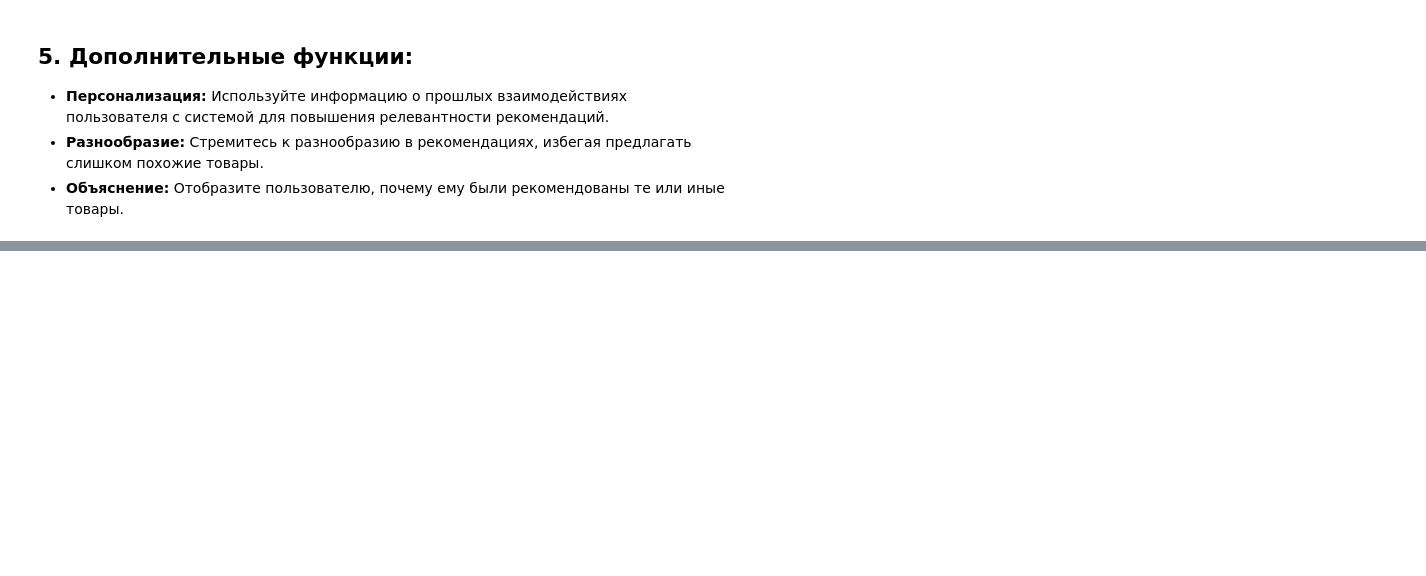
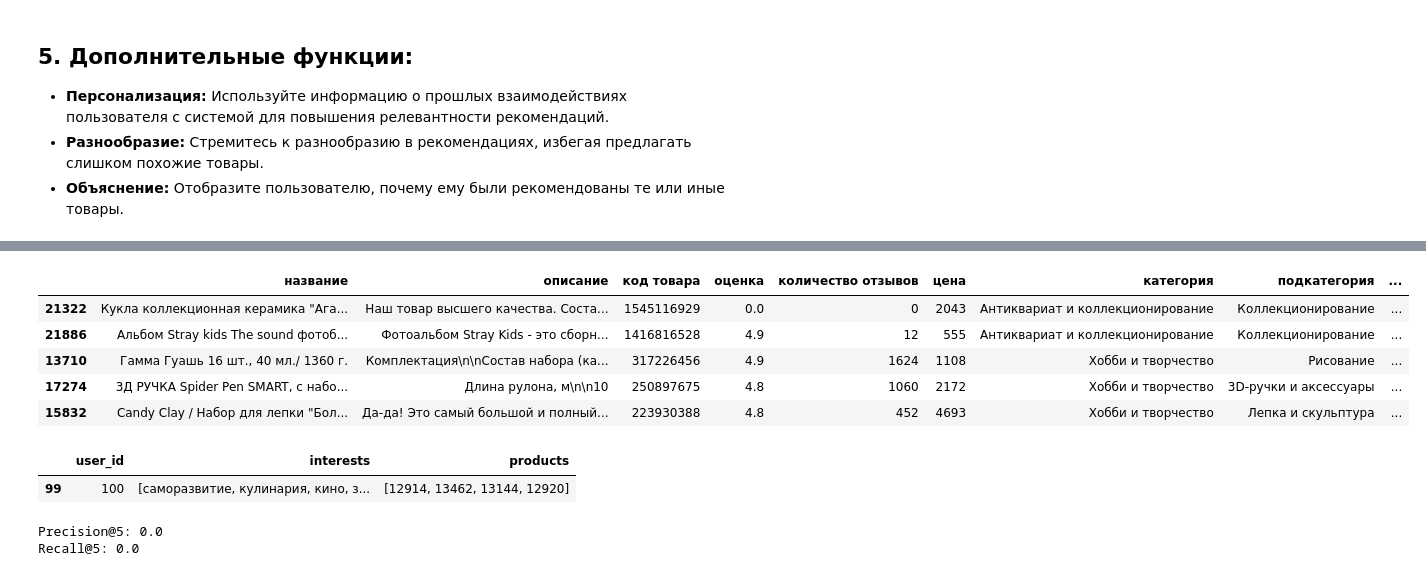
Before and after one commit to tutsilianna/Gift_Recommendation_System, a Jupyter notebook: Gift_Recommendation_System.ipynb, the cells around one changed output, grey strips where cells are left out. Saved outputs shown, nothing was run; the diff lists cells and outputs as text; code cells hidden in the pictures; blank space fills up the shorter version.

```diff
--- a/Gift_Recommendation_System.ipynb
+++ b/Gift_Recommendation_System.ipynb
@@ -438,12 +402,3 @@ interests_codes_code  = {keys[i]: i+1  for i in range(len(keys))}
 настольные игры [308505347, 296999995, 262735473, 230379559, 821481787, 1020112661, 169890630, 161834688, 1536898615, 180561319, 151866023, 1536899576, 140037972, 161855043, 173623538, 138211317, 2758 ...
 азартные игры [1424505594, 1154601648, 816781067, 992869744, 1211264356, 807839189, 598275380, 1083787070, 641181703, 1268364423, 801826175, 1333809777, 1268358492, 1119882338, 1425268860, 1373271989, ...
 коллекционирование [926943324, 1076410517, 1444839323, 747457549, 275362678, 303718141, 1281048480, 1513418469, 1417067524, 1279078904, 696566408, 885848389, 1533852314, 1252334915, 756899510, 3638155 ...
-# %%
-import random
-
-user_vectors = {}
-for i in range(1000):
-    user_vectors[i] = [] # интересы, коды товаров
-    random.sample(interests_list, random.randint(2, 11))
-    interests_list
-    interests_codes
@@ -449,0 +498,3 @@ for i in range(1000):
+# %%
+df_user_vectors = pd.DataFrame(user_vectors)
+df_user_vectors.head()
@@ -698,0 +837,4 @@ data.to_csv('out.csv', index=False)
+# %%
+data["code"] = data["код товара"].map(encode_codes)
+# data["code"]  = data["code"].astype(np.int64)
+data[['код товара', "code"]]
@@ -698,0 +855,5 @@ data.to_csv('out.csv', index=False)
+# %%
+data_ = data.copy(deep=True)
+data_.dropna(inplace=True)
+data_["code"]  = data_["code"].astype(np.int64)
+data_.info()
@@ -698,0 +879,58 @@ data.to_csv('out.csv', index=False)
+# %%
+#  генерация рекомендаций
+# user_df     -> df_user_vectors
+# product_df  -> data
+
+# Функция для получения рекомендаций
+def get_user_recommendations(user_id, model, user_df, product_df, top_k=5):
+    user_idx = user_df[user_df['user_id'] == user_id].index[0]
+    all_products = torch.tensor(product_df['code'].values, dtype=torch.long)
+    user_tensor = torch.tensor([user_idx] * len(all_products), dtype=torch.long)
+
+    model.eval()
+    with torch.no_grad():
+        predictions = model(user_tensor, all_products).squeeze()
+
+    top_indices = predictions.argsort(descending=True)[:top_k].cpu().numpy()
+    recommended_products = product_df.iloc[top_indices]
+
+    return recommended_products
+
+# Пример получения рекомендаций для пользователя с id 1
+recommendations = get_user_recommendations(100, model, df_user_vectors, data_)
+recommendations
+# %% [output]
+|  | название | описание | код товара | оценка | количество отзывов | цена | категория | подкатегория | ... |
+| 21322 | Кукла коллекционная керамика "Ага... | Наш товар высшего качества. Соста... | 1545116929 | 0.0 | 0 | 2043 | Антиквариат и коллекционирование | Коллекционирование | ... |
+| 21886 | Альбом Stray kids The sound фотоб... | Фотоальбом Stray Kids - это сборн... | 1416816528 | 4.9 | 12 | 555 | Антиквариат и коллекционирование | Коллекционирование | ... |
+| 13710 | Гамма Гуашь 16 шт., 40 мл./ 1360 г. | Комплектация\n\nСостав набора (ка... | 317226456 | 4.9 | 1624 | 1108 | Хобби и творчество | Рисование | ... |
+| 17274 | 3Д РУЧКА Spider Pen SMART, с набо... | Длина рулона, м\n\n10 | 250897675 | 4.8 | 1060 | 2172 | Хобби и творчество | 3D-ручки и аксессуары | ... |
+| 15832 | Candy Clay / Набор для лепки "Бол... | Да-да! Это самый большой и полный... | 223930388 | 4.8 | 452 | 4693 | Хобби и творчество | Лепка и скульптура | ... |
+# %%
+df_user_vectors[df_user_vectors['user_id'] == 100]
+# %% [output]
+|  | user_id | interests | products |
+| 99 | 100 | [саморазвитие, кулинария, кино, з... | [12914, 13462, 13144, 12920] |
+# %%
+#  оценка качества
+
+def precision_recall_at_k(user_id, model, user_df, product_df, k=5):
+    user_idx = user_df[user_df['user_id'] == user_id].index[0]
+    true_products = user_df[user_df['user_id'] == user_id]['products'].values[0]
+
+    recommended_products = get_user_recommendations(user_id, model, user_df, product_df, top_k=k)['code'].values
+    relevant = set(true_products)
+    recommended = set(recommended_products)
+
+    precision = len(relevant & recommended) / k
+    recall = len(relevant & recommended) / len(relevant)
+
+    return precision, recall
+
+# Пример оценки для пользователя с id 1
+precision, recall = precision_recall_at_k(17, model, df_user_vectors, data_)
+print(f'Precision@5: {precision}')
+print(f'Recall@5: {recall}')
+# %% [output]
+Precision@5: 0.0
+Recall@5: 0.0
```
Also changed, not shown: parts of 23 cells of this notebook.
